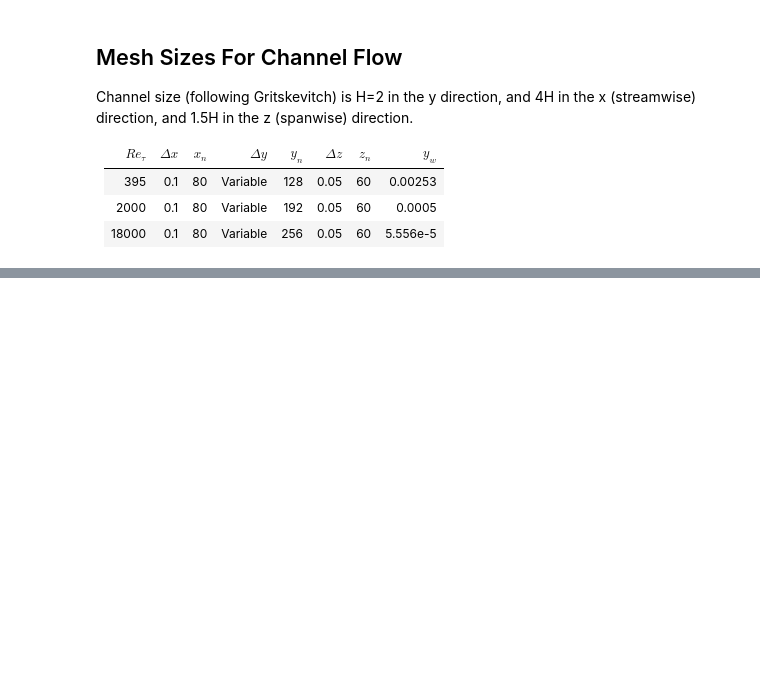
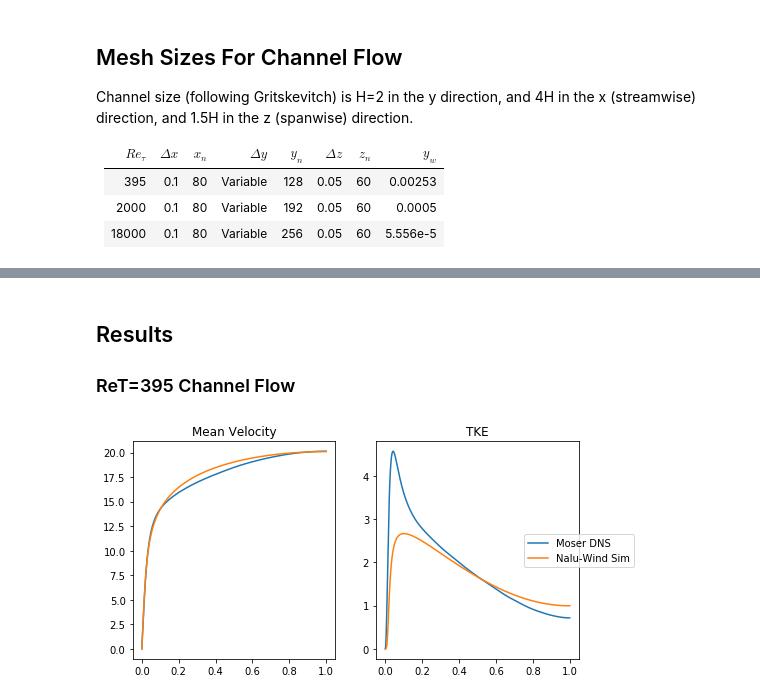
Before and after one commit to Exawind/iddes, a Jupyter notebook: channel_flow/post_processing/Channel-Flow-DNS-Comparison.ipynb, the cells around one changed output, grey strips where cells are left out. Drawn from its saved outputs; the diff is of its cells as text; code cells hidden in the pictures; blank space fills up the shorter version.

```diff
--- a/channel_flow/post_processing/Channel-Flow-DNS-Comparison.ipynb
+++ b/channel_flow/post_processing/Channel-Flow-DNS-Comparison.ipynb
@@ -58,6 +58,17 @@ for key in chanDNSMeans:
     chanMeans[key] = pd.read_csv(chanDNSMeans[key], delim_whitespace=True)
     chanReys[key] = pd.read_csv(chanDNSReys[key], delim_whitespace=True)
     chanK[key] = pd.read_csv(chanDNSk[key], delim_whitespace=True)
+# %%
+chanRESsst = {
+    "ReT_395" : "./paraview_output_time74_395_nate_sst.csv",
+}
+
+chanSimSST = {}
+
+for key in chanRESsst:
+    chanSimSST[key] = pd.read_csv(chanRESsst[key])
+
+#chanSimSST['ReT_395']
 # %%
 fig, (ax1,ax2,ax3,ax4) = plt.subplots(1,4,figsize=(16,4))
 
@@ -135,0 +153,29 @@ Channel size (following Gritskevitch) is H=2 in the y direction, and 4H in the x
+# %% [markdown]
+## Results
+
+### ReT=395 Channel Flow
+# %%
+dns395U = chanMeans['ReT_395']['Umean']
+dns395k = chanReys['ReT_395']['k']
+dns395yr = chanReys['ReT_395']['y']
+dns395y = chanMeans['ReT_395']['y']
+
+sim395y = chanSimSST['ReT_395']['Points:1']
+sim395U = chanSimSST['ReT_395']['velocity_:0']
+sim395k = chanSimSST['ReT_395']['turbulent_ke']
+
+fig, (ax1,ax2) = plt.subplots(1,2,figsize=(8,4))
+
+ax1.plot(dns395y,dns395U, label="Moser DNS")
+ax1.plot(sim395y,sim395U, label="Nalu-Wind Sim")
+ax1.set_title("Mean Velocity")
+
+ax2.plot(dns395yr,dns395k, label="Moser DNS")
+ax2.plot(sim395y,sim395k, label="Nalu-Wind Sim")
+ax2.set_title("TKE")
+
+handles, labels = ax2.get_legend_handles_labels()
+fig.legend(handles, labels, loc='center right')
+plt.show()
+# %% [output]
+[figure, added]
```
Also changed, not shown: parts of 1 cell of this notebook, 3 other files.
